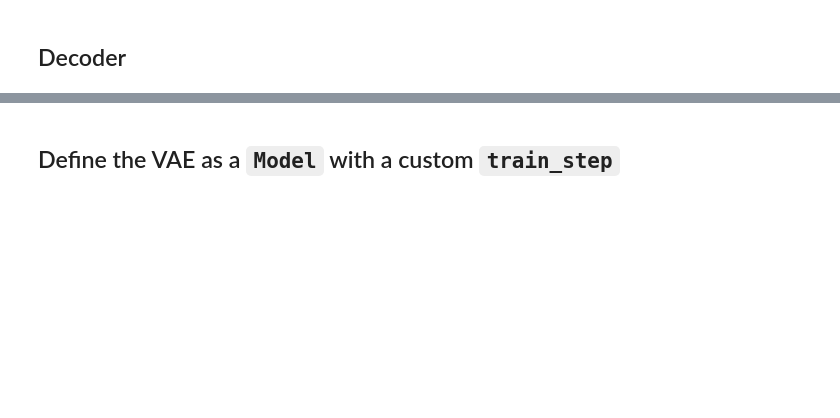
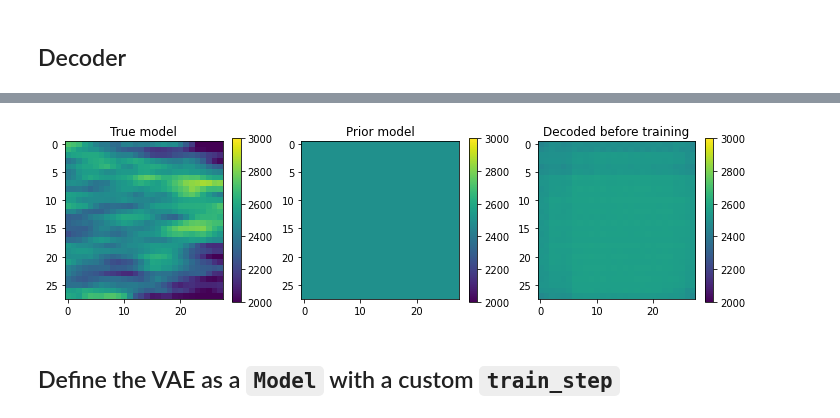
Before and after one commit to medicinely/fwi, a Jupyter notebook: vae_keras_gaussian2d.ipynb, the cells around one changed output, grey strips where cells are left out. Drawn from its saved outputs; the diff is of its cells as text; code cells hidden in the pictures; blank space fills up the shorter version.

```diff
--- a/vae_keras_gaussian2d.ipynb
+++ b/vae_keras_gaussian2d.ipynb
@@ -199,0 +216,86 @@ _________________________________________________________________
+# %%
+# Set prior velocity field (28,28)
+prior = np.zeros([nz, nx]) + 2500
+# prior = v_ref
+prior = prior/3000
+prior = prior.reshape(1,img_width,img_height,1)
+
+class VAE(keras.Model):
+  def __init__(self, encoder, decoder, **kwargs):
+    super(VAE, self).__init__(**kwargs)
+    self.encoder = encoder
+    self.decoder = decoder
+    self.total_loss_tracker = keras.metrics.Mean(name="total_loss")
+    self.reconstruction_loss_tracker = keras.metrics.Mean(
+        name="reconstruction_loss"
+    )
+    self.kl_loss_tracker = keras.metrics.Mean(name="kl_loss")
+
+  @property
+  def metrics(self):
+    return [
+        self.total_loss_tracker,
+        self.reconstruction_loss_tracker,
+        self.kl_loss_tracker,
+    ]
+
+  def train_step(self, data):
+    with tf.GradientTape() as tape:
+        z_mean, z_log_var, z = self.encoder(data)
+        reconstruction = self.decoder(z)
+        reconstruction_loss = tf.reduce_mean(
+            tf.reduce_sum(
+                keras.losses.binary_crossentropy(data, reconstruction), axis=(1, 2)
+            )
+        )
+        kl_loss = -0.5 * (1 + z_log_var - tf.square(z_mean) - tf.exp(z_log_var))
+        kl_loss = tf.reduce_mean(tf.reduce_sum(kl_loss, axis=1))
+        total_loss = reconstruction_loss + 1*kl_loss
+    grads = tape.gradient(total_loss, self.trainable_weights)
+    self.optimizer.apply_gradients(zip(grads, self.trainable_weights))
+    self.total_loss_tracker.update_state(total_loss)
+    self.reconstruction_loss_tracker.update_state(reconstruction_loss)
+    self.kl_loss_tracker.update_state(kl_loss)
+    return {
+        "loss": self.total_loss_tracker.result(),
+        "reconstruction_loss": self.reconstruction_loss_tracker.result(),
+        "kl_loss": self.kl_loss_tracker.result(),
+    }
+vae = VAE(encoder, decoder)
+vae.compile(optimizer=keras.optimizers.Adam(), run_eagerly=True)
+vae.fit(prior, epochs=500, batch_size=1, verbose=1)
+
+# Decode prior to latent prior distribution
+mu, sig, z = vae.encoder.predict(prior)
+input = prior.reshape(img_width,img_height)
+output = vae.decoder.predict(mu).reshape(img_width,img_height)
+# Re-scale the image
+input = input*3000
+output = output*3000
+loss = np.abs(input - output)/(nz*nx)
+print("Average loss:",loss.sum())
+
+
+plt.figure(figsize=(12,3))
+# output image
+plt.subplot(1,3,1)
+print("Reference mean:",v_ref.mean())
+plt.imshow(v_ref,vmin=2000,vmax=3000)
+plt.colorbar()
+plt.title("True model")
+
+# Input image
+plt.subplot(1,3,2)
+print("Input mean:",input.mean())
+plt.imshow(input,vmin=2000,vmax=3000)
+plt.colorbar()
+plt.title("Prior model")
+
+# output image
+plt.subplot(1,3,3)
+print("Output mean:",output.mean())
+plt.imshow(output,vmin=2000,vmax=3000)
+plt.colorbar()
+plt.title("Decoded before training")
+plt.show()
+# %% [output]
@@ -200,3 +319,4 @@ _________________________________________________________________
+[figure, added]
 # %% [markdown]
 ## Define the VAE as a `Model` with a custom `train_step`
 # %%
```
Also changed, not shown: parts of 13 cells of this notebook.
